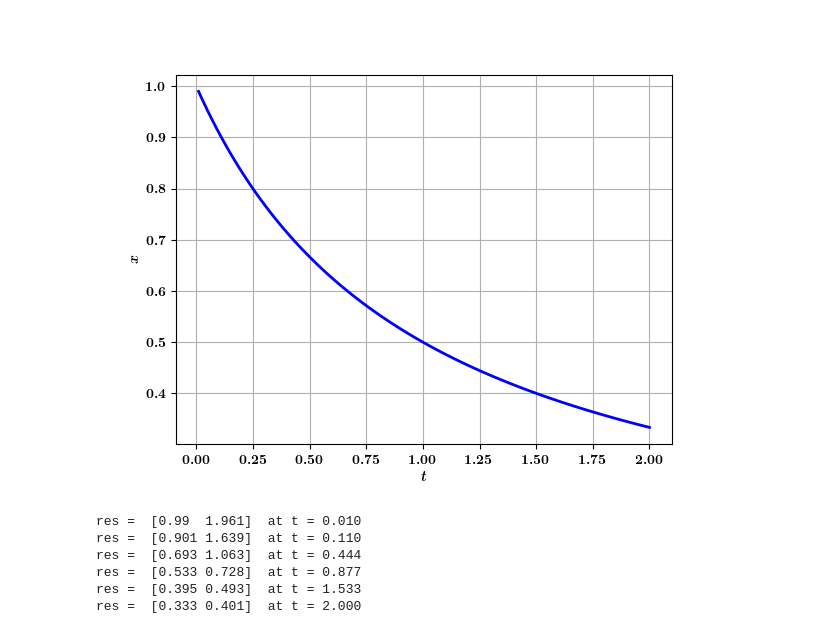
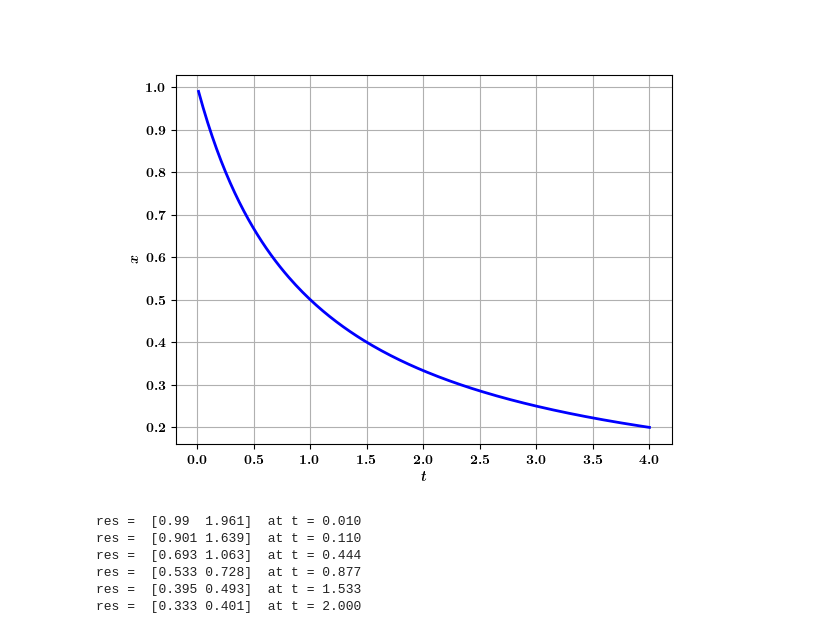
Before and after one commit to QuCF/scripts-py, a Jupyter notebook: jupyter-notebooks/NL/test-Lin22.ipynb, the cells around one changed output. Cells and saved outputs as stored; diff of their text form; code cells hidden in the pictures.

```diff
--- a/jupyter-notebooks/NL/test-Lin22.ipynb
+++ b/jupyter-notebooks/NL/test-Lin22.ipynb
@@ -35,0 +36,25 @@ C:\Users\ivan9\Documents\work\codes\QuCF\scripts-py
+# %%
+# ---------------------------------------------------------------------------------------------------
+# --- Solve d x / d t = - x**2 using KvN approach: direct simulation of the Schroedinger equation ---
+# ---------------------------------------------------------------------------------------------------
+nx, nt = 10, 12
+Nx = 1<<nx
+Nt = 1<<nt
+x = np.linspace(-2,2,Nx)
+t = np.linspace(0,4,Nt)
+dx = np.diff(x)[0]
+dt = np.diff(t)[0]
+
+psi = np.zeros(Nx)
+
+delta_gauss = 0.1
+x_center = 1.0
+coef_gauss = 1./(np.sqrt(2.*np.pi) * delta_gauss)
+for ii in range(Nx):
+    psi[ii] = np.exp(-(x[ii] - x_center)**2/(2.*delta_gauss**2))
+
+# wavefunctino(time,space):
+psi_tx = np.zeros((Nt,Nx), dtype = float)
+psi_tx[0,:] = np.array(psi)
+psi_tx[0,0] = 0
+psi_tx[0,Nx-1] = 0
@@ -40,38 +131,38 @@ C:\Users\ivan9\Documents\work\codes\QuCF\scripts-py
 from scipy.integrate import RK45
 mix.reload_module(mix)
 
-t_end = 2
+t_end = 4
 min_dt = 0.01
 max_dt = 0.02
 Nt_max = int(t_end/min_dt)
 x0 = np.array([1,2])
 
 yy = lambda t,x: -x**2
 
 oo = RK45(yy, 0, x0, t_end, first_step=min_dt, max_step=max_dt)
 
 res_x   = np.array([None]*Nt_max,dtype=float)
 t_array = np.array([None]*Nt_max,dtype=float)
 Nt_act = 0
 while mix.compare_two_strings(oo.status, "running"):
     oo.step()
     res_x[Nt_act]   = float(oo.y[0])
     t_array[Nt_act] = float(oo.t)
     # print("res = ", res_x[Nt_act], " at t = {:0.3f}".format(t_array[Nt_act]))
     Nt_act += 1
 res_x   = res_x[:Nt_act]
 t_array = t_array[:Nt_act]
 
 fig = plt.figure()
 ax = fig.add_subplot(111)
 ax.plot(t_array, res_x, color='b', linewidth = 2, linestyle='-')
 plt.xlabel('$t$')
 plt.ylabel("$x$")
 # ax.legend()
 plt.grid(True)
 plt.show()
 # %% [output]
-[figure, old version]
+[figure, new version]
 # %%
 from scipy.integrate import RK45
 mix.reload_module(mix)
```
Also changed, not shown: parts of 6 cells of this notebook.
